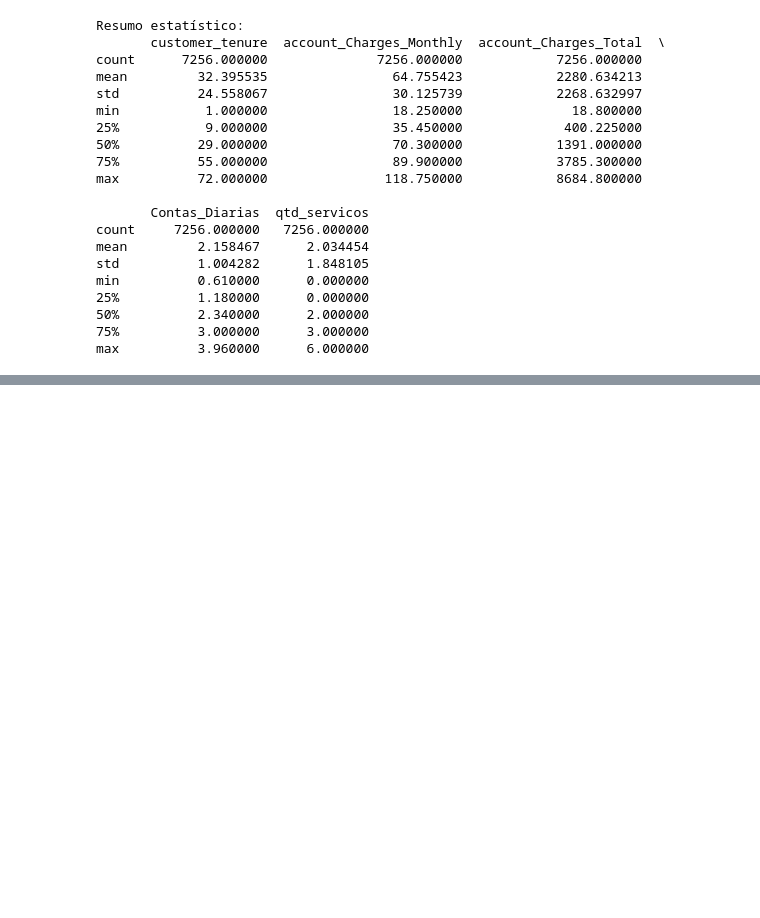
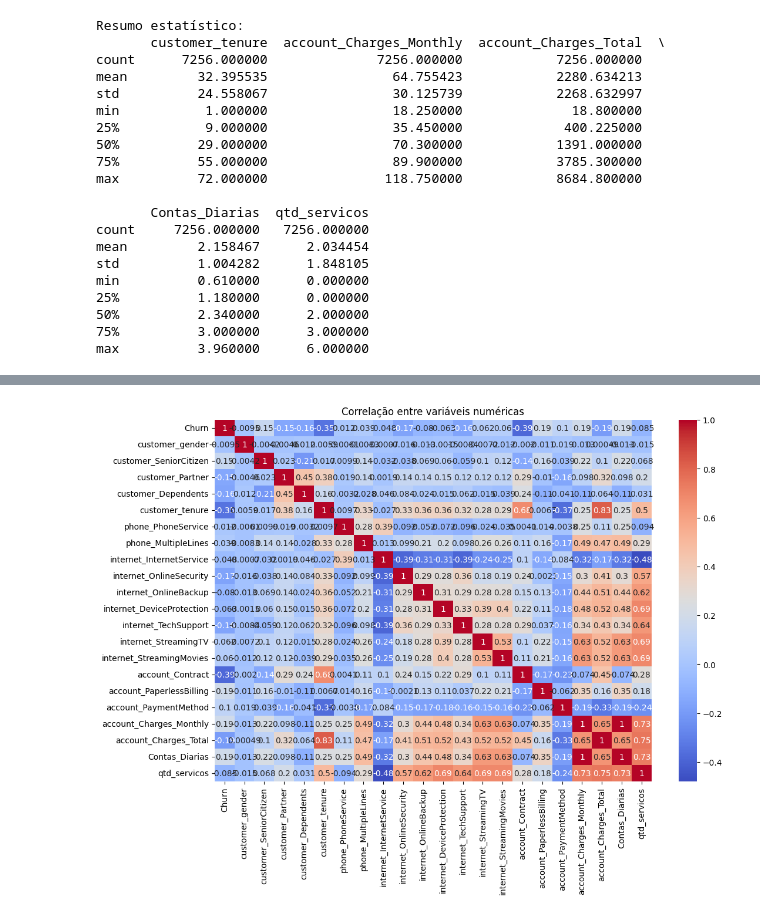
Before and after one commit to fggrava/Challenge_ONE_Data_Science_TelecomX-_2---Prevendo-Churn, a Jupyter notebook: Challenge_ONE_Data_Science_TelecomX__2_Prevendo_Churn.ipynb, the cells around one changed output, grey strips where cells are left out. Saved outputs shown, nothing was run; the diff lists cells and outputs as text; code cells hidden in the pictures; blank space fills up the shorter version.

```diff
--- a/Challenge_ONE_Data_Science_TelecomX__2_Prevendo_Churn.ipynb
+++ b/Challenge_ONE_Data_Science_TelecomX__2_Prevendo_Churn.ipynb
@@ -45,0 +66,35 @@ max          3.960000      6.000000
+# %%
+import pandas as pd
+from sklearn.preprocessing import LabelEncoder, StandardScaler
+
+# Evita alterações no original
+df = df.copy()
+
+# Transformação de variáveis booleanas para inteiros
+bool_cols = df.select_dtypes(include='bool').columns.tolist()
+df[bool_cols] = df[bool_cols].astype(int)
+
+#  Conversão de colunas categóricas para numéricas
+cat_cols = df.select_dtypes(include=['object', 'category']).columns.tolist()
+cat_cols.remove('customerID')  # Removido porque é apenas identificador
+le = LabelEncoder()
+for col in cat_cols:
+    df[col] = le.fit_transform(df[col])
+
+#  Normalização de colunas numéricas
+num_cols = ['customer_tenure', 'account_Charges_Monthly', 'account_Charges_Total', 'Contas_Diarias', 'qtd_servicos']
+scaler = StandardScaler()
+df[num_cols] = scaler.fit_transform(df[num_cols])
+
+# Separando features e target
+X = df.drop(['customerID', 'Churn'], axis=1)
+y = df['Churn'].astype(int)  # Target binário
+# %%
+# Ver correlação com a variável target
+corr = df.corr(numeric_only=True)
+plt.figure(figsize=(12, 8))
+sns.heatmap(corr, annot=True, cmap='coolwarm')
+plt.title("Correlação entre variáveis numéricas")
+plt.show()
+# %% [output]
+[figure, added]
```
Also changed, not shown: parts of 17 cells of this notebook.
